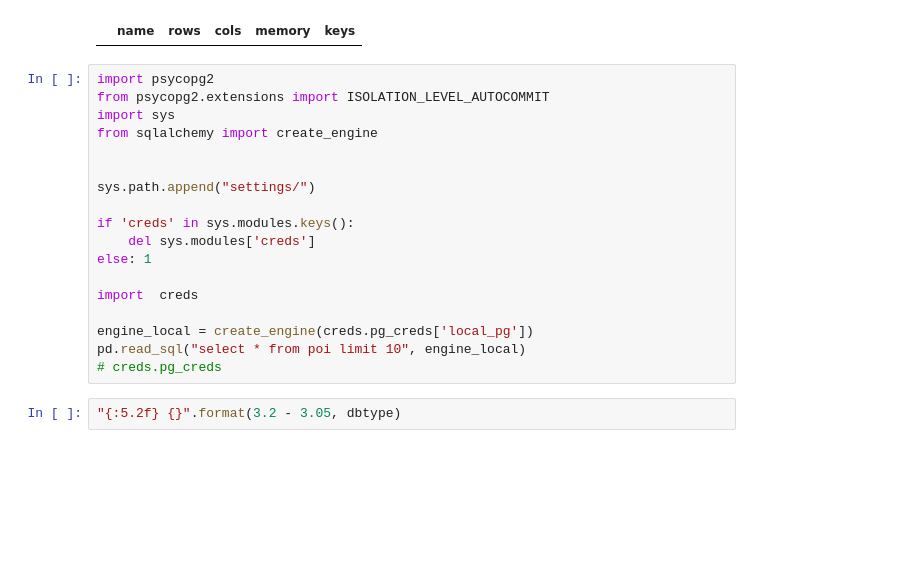
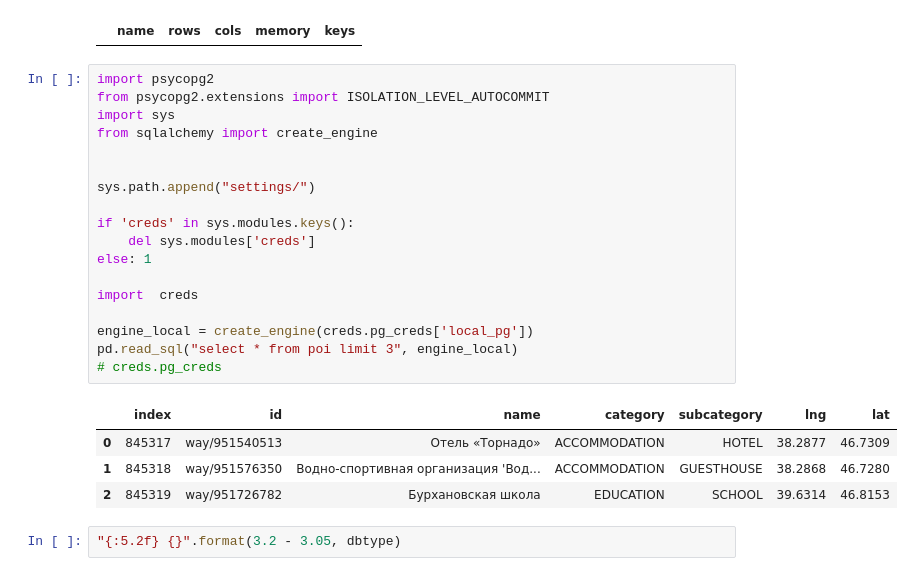
Before and after one commit to codeup1054/jnlab, a Jupyter notebook: 10.POI.ipynb, the cells around one changed output. Drawn from its saved outputs; the diff is of its cells as text; blank space fills up the shorter version.

```diff
--- a/10.POI.ipynb
+++ b/10.POI.ipynb
@@ -16,21 +16,26 @@ ii(dfr,1)
 # %%
 import psycopg2
 from psycopg2.extensions import ISOLATION_LEVEL_AUTOCOMMIT
 import sys
 from sqlalchemy import create_engine
 
 
 sys.path.append("settings/")
 
 if 'creds' in sys.modules.keys():
     del sys.modules['creds']
 else: 1
 
 import  creds
 
 engine_local = create_engine(creds.pg_creds['local_pg'])
-pd.read_sql("select * from poi limit 10", engine_local)
+pd.read_sql("select * from poi limit 3", engine_local)
 # creds.pg_creds
+# %% [output]
+|  | index | id | name | category | subcategory | lng | lat |
+| 0 | 845317 | way/951540513 | Отель «Торнадо» | ACCOMMODATION | HOTEL | 38.2877 | 46.7309 |
+| 1 | 845318 | way/951576350 | Водно-спортивная организация 'Вод... | ACCOMMODATION | GUESTHOUSE | 38.2868 | 46.7280 |
+| 2 | 845319 | way/951726782 | Бурхановская школа | EDUCATION | SCHOOL | 39.6314 | 46.8153 |
 # %%
 "{:5.2f} {}".format(3.2 - 3.05, dbtype)
 # %% [output]
```
Also changed, not shown: parts of 5 cells of this notebook.
